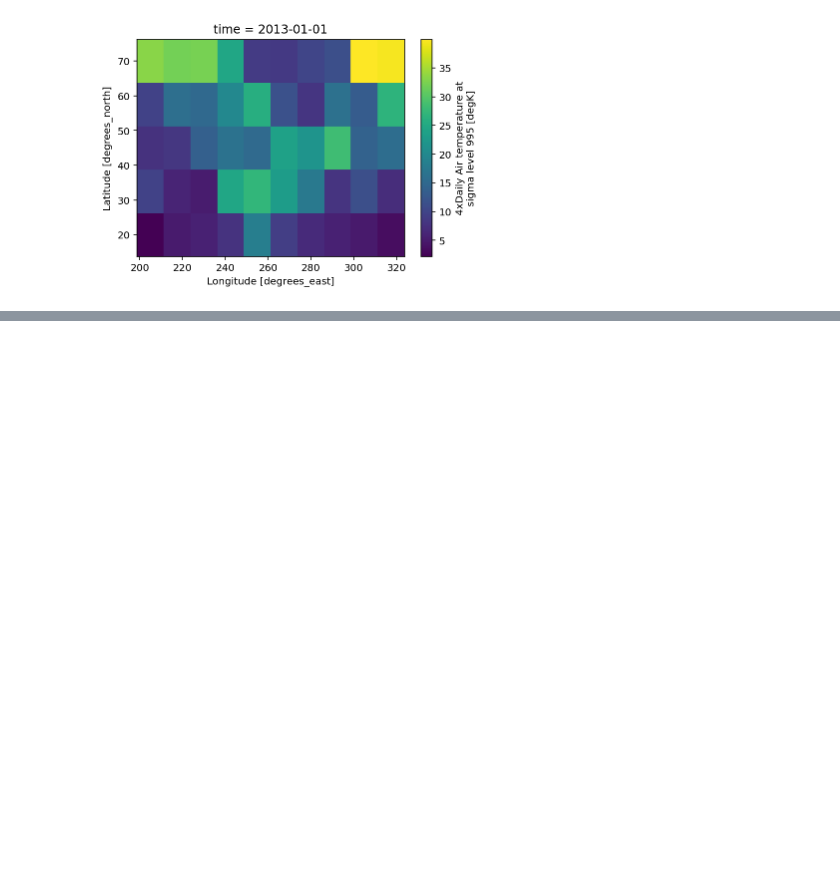
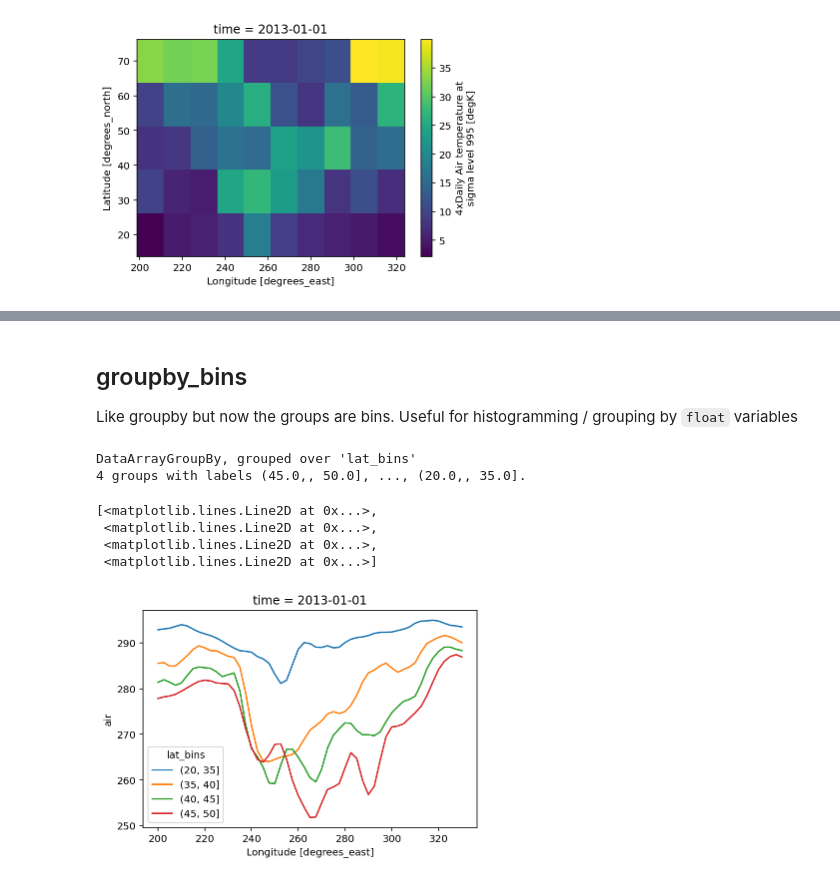
Before and after one commit to dcherian/thinking-like-xarray, a Jupyter notebook: 01-high-level-computation-patterns.ipynb, the cells around one changed output, grey strips where cells are left out. Saved outputs shown, nothing was run; the diff lists cells and outputs as text; code cells hidden in the pictures; blank space fills up the shorter version.

```diff
--- a/01-high-level-computation-patterns.ipynb
+++ b/01-high-level-computation-patterns.ipynb
@@ -179,0 +269,18 @@ Generalization of ``coarsen``: sometimes the windows you want are not regular.
+# %% [markdown]
+## groupby_bins
+
+Like groupby but now the groups are bins. Useful for histogramming / grouping by `float` variables
+# %%
+binned = data.groupby_bins("lat", bins=[20, 35, 40, 45, 50])
+binned
+# %% [output]
+DataArrayGroupBy, grouped over 'lat_bins'
+4 groups with labels (45.0,, 50.0], ..., (20.0,, 35.0].
+# %%
+binned.mean().plot.line(hue="lat_bins")
+# %% [output]
+[<matplotlib.lines.Line2D at 0x...>,
+ <matplotlib.lines.Line2D at 0x...>,
+ <matplotlib.lines.Line2D at 0x...>,
+ <matplotlib.lines.Line2D at 0x...>]
+[figure, added]
```
Also changed, not shown: parts of 39 cells of this notebook.
